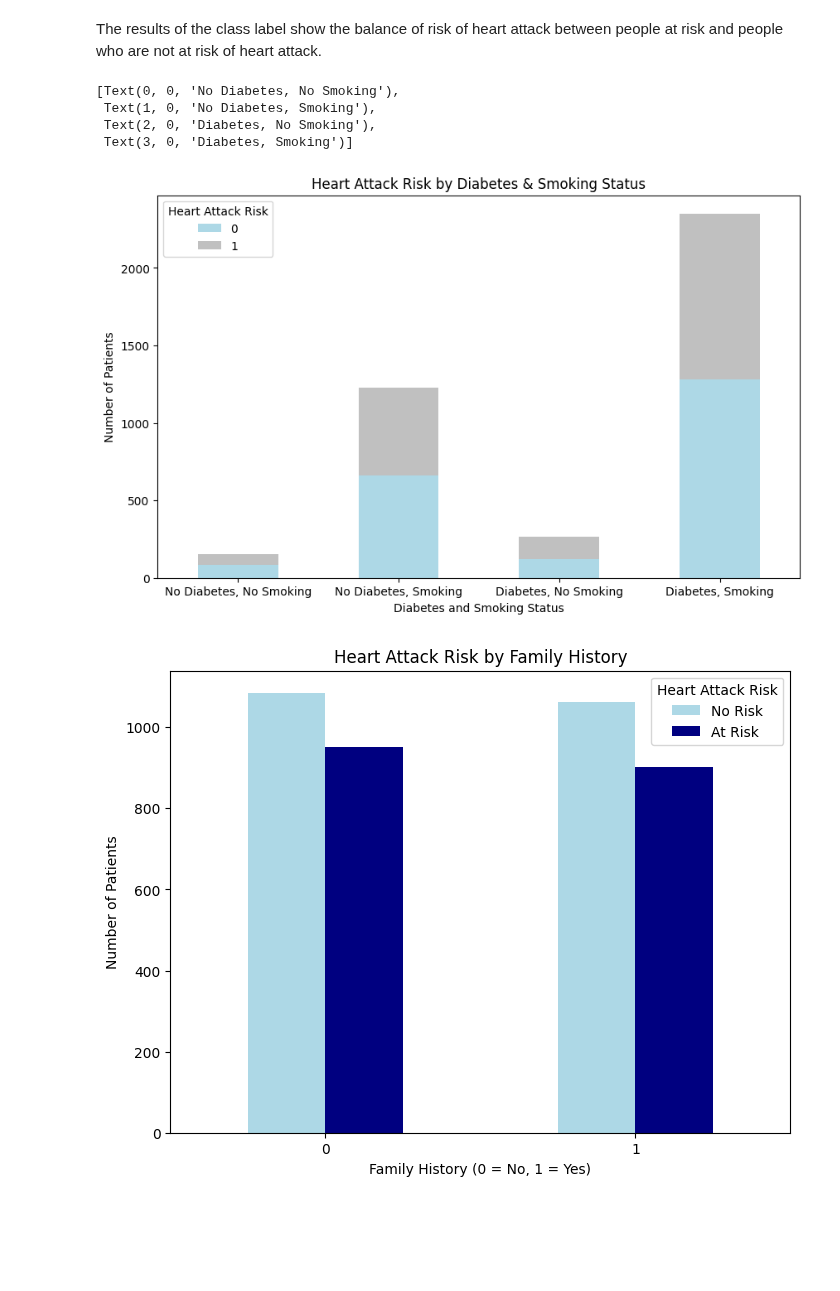
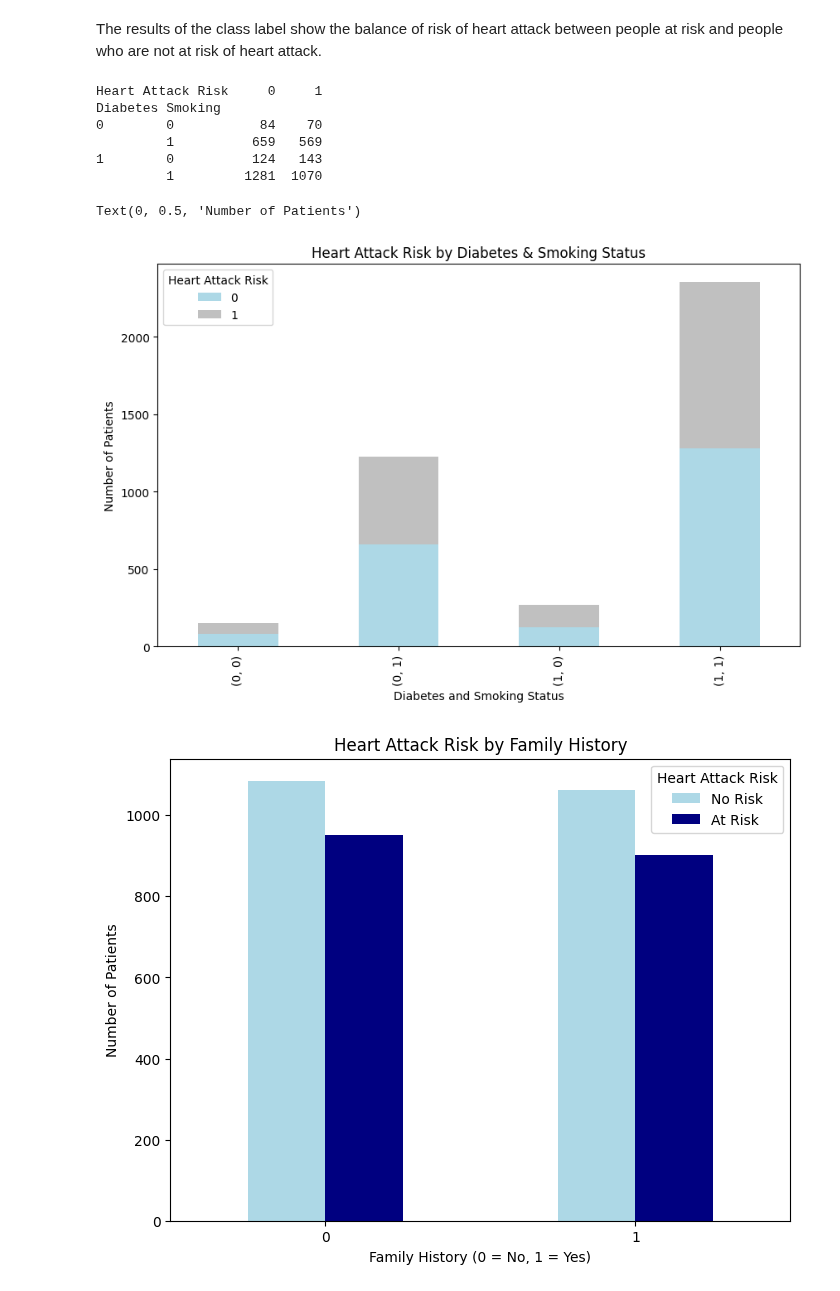
Before and after one commit to FajerAlamro/IT326-Project, a Jupyter notebook: Phase1.ipynb, the cells around one changed output. Cells and saved outputs as stored; diff of their text form; code cells hidden in the pictures; blank space fills up the shorter version.

```diff
--- a/Phase1.ipynb
+++ b/Phase1.ipynb
@@ -66,31 +62,30 @@ Attributes’ description table:
 # %%
 data = {
     "Attribute Name": [
-        "Patient ID", "Age", "Sex", "Cholesterol", "Blood Pressure", "Heart Rate", "Diabetes",
+        "Patient ID", "Age", "Sex", "Cholesterol", "Systolic BP","Diastolic BP", "Heart Rate", "Diabetes",
         "Family History", "Smoking", "Diet", "Continent", "Heart Attack Risk"
     ],
     "Description": [
         "Unique id of the patient", "Patient's age", "Gender of the patient", "Exam result of cholesterol",
-        "Result of blood pressure", "Heart beats", "Diabetes? 1 means the patient has diabetes, 0 means the patient does not have diabetes",
+        "Result of systolic blood pressure", "Result of diastolic blood pressure","Heart beats", "Diabetes? 1 means the patient has diabetes, 0 means the patient does not have diabetes",
         "Has the family heart attack story? 1 means the patient has a family heart attack history. 0 means he does not have",
         "Smoking or not? 1 means the patient is smoking, 0 means he does not",
         "The patient on diet or not?", "On which continent is the patient located?",
         "The patient's risk of having a heart attack, 1 means the patient has heart attack risk, 0 means he does not have"
     ],
     "Data Type": [
-        "Nominal", "Numeric", "Binary", "Numeric", "Numeric", "Numeric", "Binary",
+        "Nominal", "Numeric", "Binary", "Numeric","Numeric", "Numeric", "Numeric", "Binary",
         "Binary", "Binary", "Nominal", "Nominal", "Binary"
     ],
     "Possible Values": [
-        "", "Range between 18-90", "Female, Male", "Range between 120-400", "", "Range between 40-110", "0,1",
+        "", "Range between 18-90", "Female, Male", "Range between 120-400", "Range between 90-180", "Range between 60-110","Range between 40-110", "0,1",
         "0,1", "0,1", '"Average", "Healthy", "Unhealthy"',
         '"Europe", "Africa", "Australia", "Asia", "South America", "North America"', "0,1"
     ]
 }
 
-df = pd.DataFrame(data)
-
-df.style.set_properties(**{'text-align': 'center'})
+g = pd.DataFrame(data)
+g.style.set_properties(**{'text-align': 'center'})
 # %% [output]
 |  | Attribute Name | Description | Data Type | Possible Values |
 | 0 | Patient ID | Unique id of the patient | Nominal |  |
@@ -193,20 +193,21 @@ Name: proportion, dtype: float64
 The results of the class label show the balance of risk of heart attack between people at risk and people who are not at risk of heart attack.
 # %%
 crosstab_data = pd.crosstab([df['Diabetes'], df['Smoking']], df['Heart Attack Risk'])
-
+print(crosstab_data)
 ax = crosstab_data.plot(kind='bar', stacked=True, color= ['lightBlue', 'silver'], figsize=(10, 6))
 
 plt.title('Heart Attack Risk by Diabetes & Smoking Status')
 plt.xlabel('Diabetes and Smoking Status')
 plt.ylabel('Number of Patients')
-ax.set_xticklabels(['No Diabetes, No Smoking', 'No Diabetes, Smoking',
-                    'Diabetes, No Smoking', 'Diabetes, Smoking'], rotation=0)
 # %% [output]
-[Text(0, 0, 'No Diabetes, No Smoking'),
- Text(1, 0, 'No Diabetes, Smoking'),
- Text(2, 0, 'Diabetes, No Smoking'),
- Text(3, 0, 'Diabetes, Smoking')]
+Heart Attack Risk     0     1
+Diabetes Smoking
+0        0           84    70
+         1          659   569
+1        0          124   143
+         1         1281  1070
+Text(0, 0.5, 'Number of Patients')
-[figure, old version]
+[figure, new version]
 # %%
 family_history_counts = df.groupby(['Family History', 'Heart Attack Risk']).size().unstack()
 
```
Also changed, not shown: parts of 11 cells of this notebook.
